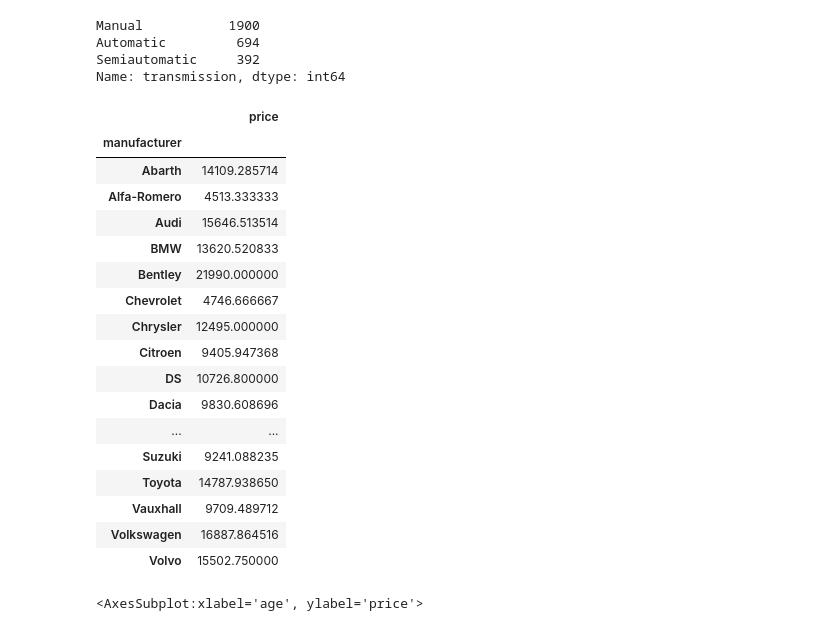
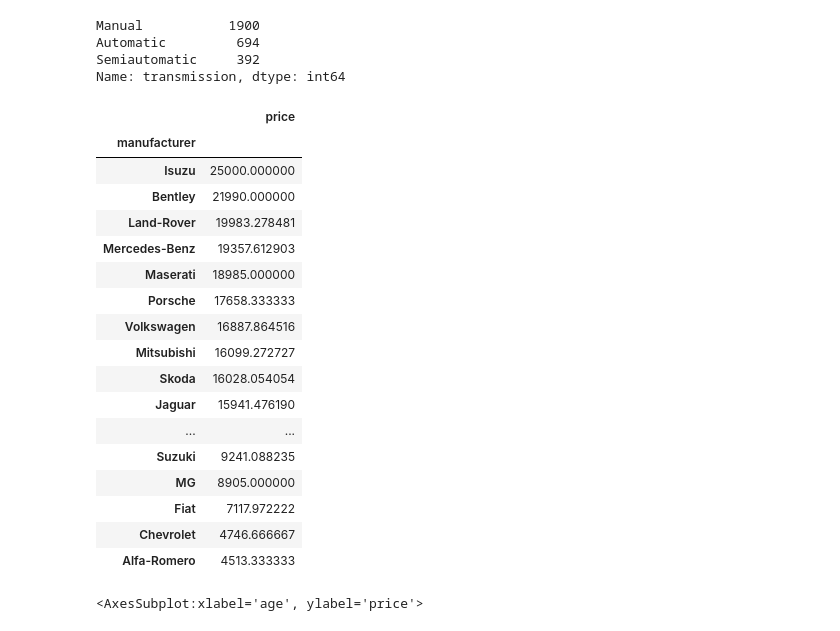
Before and after one commit to VictorUmunna/Car-Price-Prediction, a Jupyter notebook: exploratory_analysis.ipynb, the cells around one changed output. Cells and saved outputs as stored; diff of their text form; code cells hidden in the pictures.

```diff
--- a/exploratory_analysis.ipynb
+++ b/exploratory_analysis.ipynb
@@ -179,27 +179,29 @@ Automatic         694
 Semiautomatic     392
 Name: transmission, dtype: int64
 # %%
-# create a pivot table to find the average price per car make
-data.pivot_table(values='price', index='manufacturer', aggfunc='mean')
+# create a pivot table to find the average price per car manufacturer
+pivot_table = data.pivot_table(values='price', index='manufacturer', aggfunc='mean')
+result = pivot_table.sort_values('price', ascending = False)
+result
 # %% [output]
 |  | price |
 | manufacturer |  |
-| Abarth | 14109.285714 |
-| Alfa-Romero | 4513.333333 |
-| Audi | 15646.513514 |
-| BMW | 13620.520833 |
+| Isuzu | 25000.000000 |
 | Bentley | 21990.000000 |
-| Chevrolet | 4746.666667 |
-| Chrysler | 12495.000000 |
-| Citroen | 9405.947368 |
-| DS | 10726.800000 |
-| Dacia | 9830.608696 |
+| Land-Rover | 19983.278481 |
+| Mercedes-Benz | 19357.612903 |
+| Maserati | 18985.000000 |
+| Porsche | 17658.333333 |
+| Volkswagen | 16887.864516 |
+| Mitsubishi | 16099.272727 |
+| Skoda | 16028.054054 |
+| Jaguar | 15941.476190 |
 | ... | ... |
 | Suzuki | 9241.088235 |
-| Toyota | 14787.938650 |
-| Vauxhall | 9709.489712 |
-| Volkswagen | 16887.864516 |
-| Volvo | 15502.750000 |
+| MG | 8905.000000 |
+| Fiat | 7117.972222 |
+| Chevrolet | 4746.666667 |
+| Alfa-Romero | 4513.333333 |
 # %%
 sns.scatterplot(x='age', y='price', data=data)
 # %% [output]
```
Also changed, not shown: parts of 1 cell of this notebook, 1 other file.
